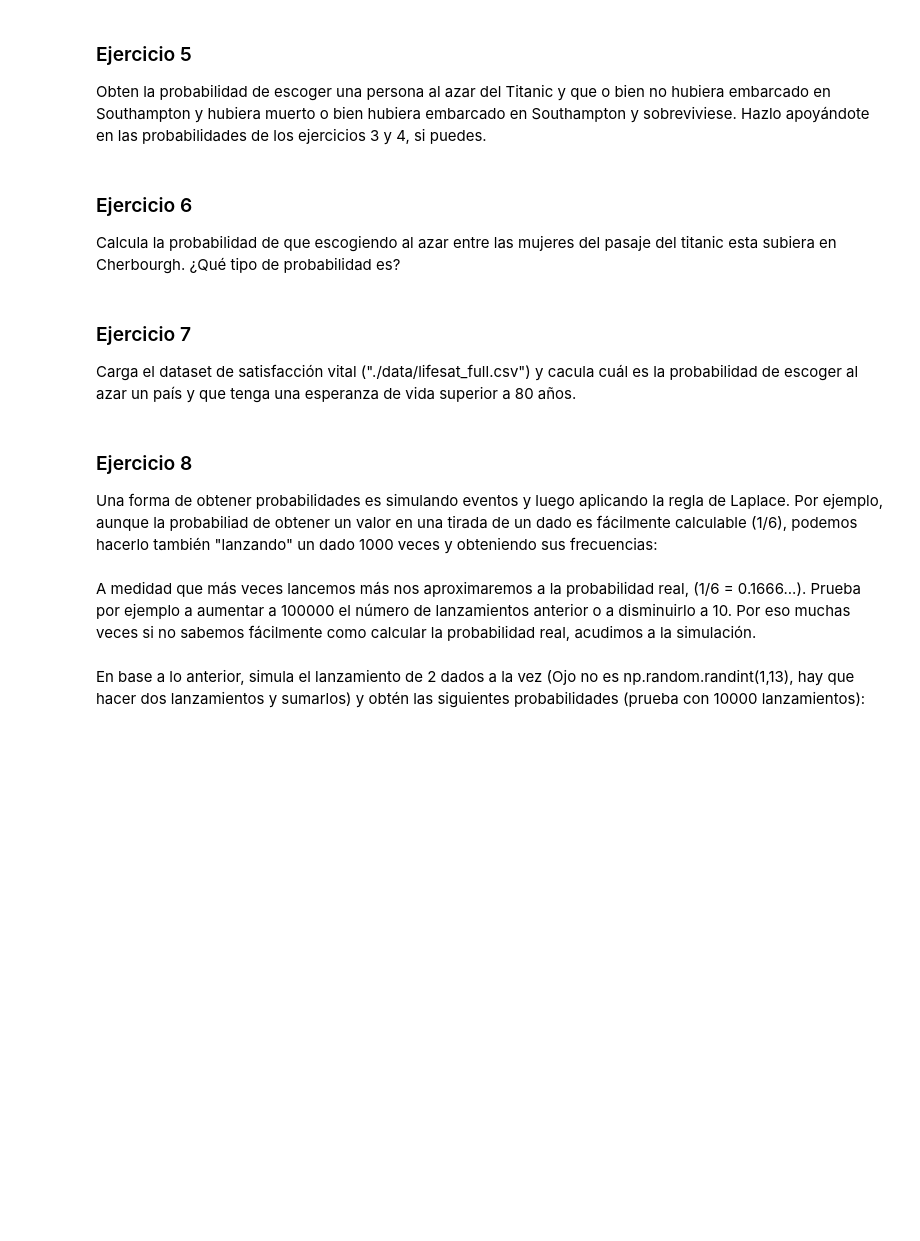
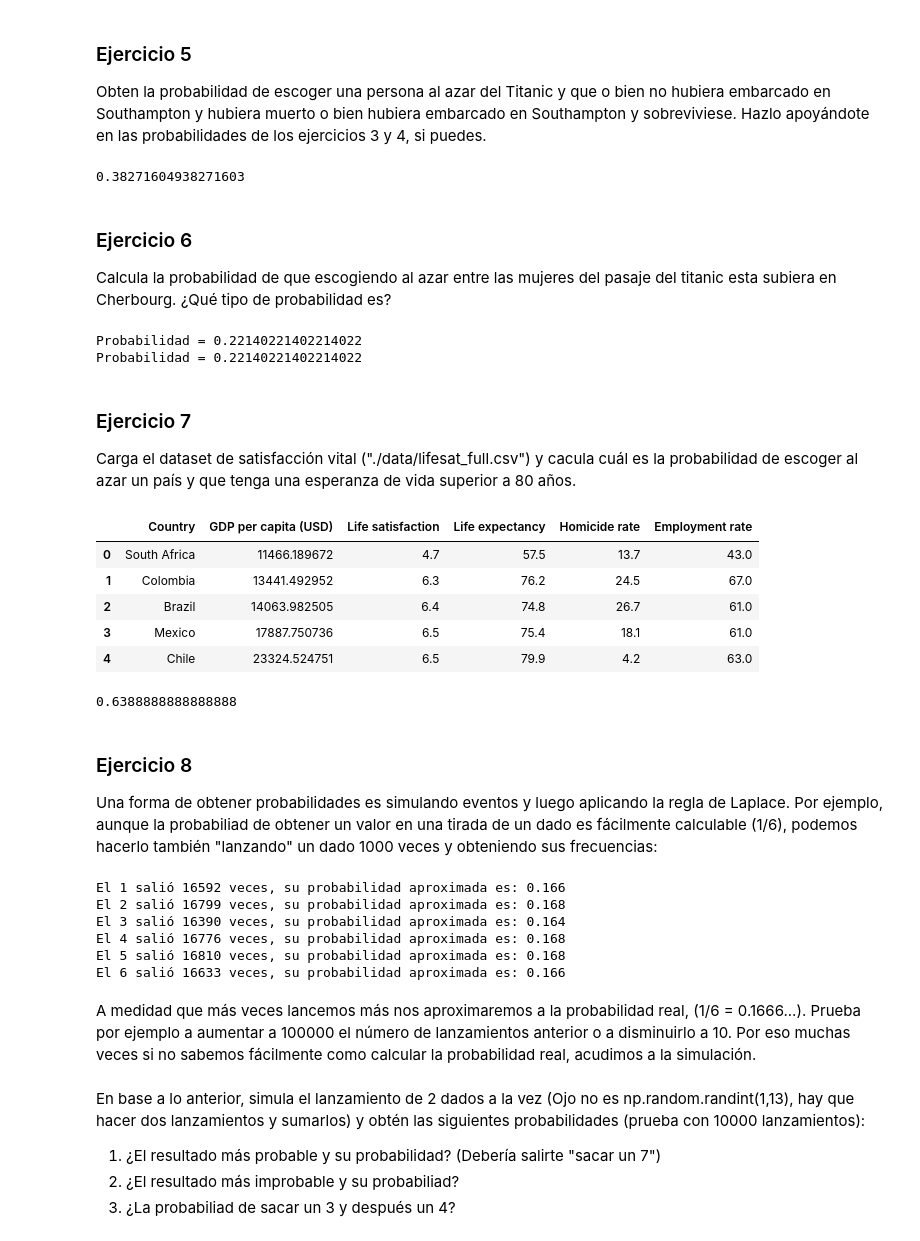
Before and after one commit to elecomexp/ONLINE_DS_THEBRIDGE_2024, a Jupyter notebook: 05_Machine_Learning/S11_Intro_ML/U01_Estadistica_Inferencial/Ejercicios_Workout/14_Ejercicios_Probabilidad.ipynb, the cells around one changed output. Drawn from its saved outputs; the diff is of its cells as text; code cells hidden in the pictures; blank space fills up the shorter version.

```diff
--- a/05_Machine_Learning/S11_Intro_ML/U01_Estadistica_Inferencial/Ejercicios_Workout/14_Ejercicios_Probabilidad.ipynb
+++ b/05_Machine_Learning/S11_Intro_ML/U01_Estadistica_Inferencial/Ejercicios_Workout/14_Ejercicios_Probabilidad.ipynb
@@ -37,14 +121,60 @@ Obten la probabiliad de escoger una persona al azar del pasaje del Titanic y que
 ### Ejercicio 5
 
 Obten la probabilidad de escoger una persona al azar del Titanic y que o bien no hubiera embarcado en Southampton y hubiera muerto o bien hubiera embarcado en Southampton y sobreviviese. Hazlo apoyándote en las probabilidades de los ejercicios 3 y 4, si puedes.
+# %%
+# p(E U F) = p(E) + p(F) - p(E x F)
+# El último termino de la ecuación sobra porque son eventos independientes
+p_tot = p_not_Southampton_died + p_southampton_survived
+p_tot
+# %% [output]
+0.38271604938271603
 # %% [markdown]
 ### Ejercicio 6
 
-Calcula la probabilidad de que escogiendo al azar entre las mujeres del pasaje del titanic esta subiera en Cherbourgh. ¿Qué tipo de probabilidad es?
+Calcula la probabilidad de que escogiendo al azar entre las mujeres del pasaje del titanic esta subiera en Cherbourg. ¿Qué tipo de probabilidad es?
+# %%
+# p(E|F) = p(ExF) / p(F)
+
+# p(ser_mujer)
+num_mujeres = len(df_titanic[df_titanic['who'] == 'woman'])
+num_total = df_titanic.shape[0]
+p_mujer = num_mujeres / num_total
+
+# p(ser_mujer & embarcar_Cherbourgh)
+num_mujer_Cherbourgh = len(df_titanic[(df_titanic['who'] == 'woman') &
+                                      (df_titanic['embark_town'] == 'Cherbourg')])
+p_mujer_Cherbourg = num_mujer_Cherbourgh / num_total
+
+# Método 1
+print('Probabilidad =', p_mujer_Cherbourg/p_mujer)
+
+# Método 2
+print('Probabilidad =', num_mujer_Cherbourgh/num_mujeres)
+# %% [output]
+Probabilidad = 0.22140221402214022
+Probabilidad = 0.22140221402214022
 # %% [markdown]
 ### Ejercicio 7
 
 Carga el dataset de satisfacción vital ("./data/lifesat_full.csv") y cacula cuál es la probabilidad de escoger al azar un país y que tenga una esperanza de vida superior a 80 años.
+# %%
+df_lifesat = pd.read_csv('./data/lifesat_full.csv')
+df_lifesat.head()
+# %% [output]
+|  | Country | GDP per capita (USD) | Life satisfaction | Life expectancy | Homicide rate | Employment rate |
+| 0 | South Africa | 11466.189672 | 4.7 | 57.5 | 13.7 | 43.0 |
+| 1 | Colombia | 13441.492952 | 6.3 | 76.2 | 24.5 | 67.0 |
+| 2 | Brazil | 14063.982505 | 6.4 | 74.8 | 26.7 | 61.0 |
+| 3 | Mexico | 17887.750736 | 6.5 | 75.4 | 18.1 | 61.0 |
+| 4 | Chile | 23324.524751 | 6.5 | 79.9 | 4.2 | 63.0 |
+# %%
+num_expect_80 = len(df_lifesat.loc[df_lifesat['Life expectancy'] > 80])
+num_tot = df_lifesat.shape[0]
+
+p_expect_80 = num_expect_80 / num_tot
+p_expect_80
+# %% [output]
+0.6388888888888888
 # %% [markdown]
 ### Ejercicio 8
 
@@ -52,8 +182,10 @@ Una forma de obtener probabilidades es simulando eventos y luego aplicando la re
 # %%
 np.random.seed(42)
 
-num_experimentos = 1000
-resultados = {  # Variable diccionario para guardar las veces que sale cada cara
+num_experimentos = 100_000
+
+# Variable diccionario para guardar las veces que sale cada cara
+resultados = {
     1: 0,
     2: 0,
     3: 0,
@@ -61,12 +193,25 @@ resultados = {  # Variable diccionario para guardar las veces que sale cada cara
     5: 0,
     6: 0
 }
+
 for i in range(num_experimentos):
     resultado = np.random.randint(1,7) #Simulamos la tirada aleatoria uniforme de un dado
     resultados[resultado] += 1
+
 for resultado,num_veces in resultados.items():
     print(f"El {resultado} salió {num_veces} veces, su probabilidad aproximada es: {round(num_veces/num_experimentos,3)}")
+# %% [output]
+El 1 salió 16592 veces, su probabilidad aproximada es: 0.166
+El 2 salió 16799 veces, su probabilidad aproximada es: 0.168
+El 3 salió 16390 veces, su probabilidad aproximada es: 0.164
+El 4 salió 16776 veces, su probabilidad aproximada es: 0.168
+El 5 salió 16810 veces, su probabilidad aproximada es: 0.168
+El 6 salió 16633 veces, su probabilidad aproximada es: 0.166
 # %% [markdown]
 A medidad que más veces lancemos más nos aproximaremos a la probabilidad real, (1/6 = 0.1666...). Prueba por ejemplo a aumentar a 100000 el número de lanzamientos anterior o a disminuirlo a 10. Por eso muchas veces si no sabemos fácilmente como calcular la probabilidad real, acudimos a la simulación.
 # %% [markdown]
  En base a lo anterior, simula el lanzamiento de 2 dados a la vez (Ojo no es np.random.randint(1,13), hay que hacer dos lanzamientos y sumarlos) y obtén las siguientes probabilidades (prueba con 10000 lanzamientos):
+
+1. ¿El resultado más probable y su probabilidad? (Debería salirte "sacar un 7")
+2. ¿El resultado más improbable y su probabiliad?
+3. ¿La probabiliad de sacar un 3 y después un 4?
```
Also changed, not shown: parts of 12 cells of this notebook.
